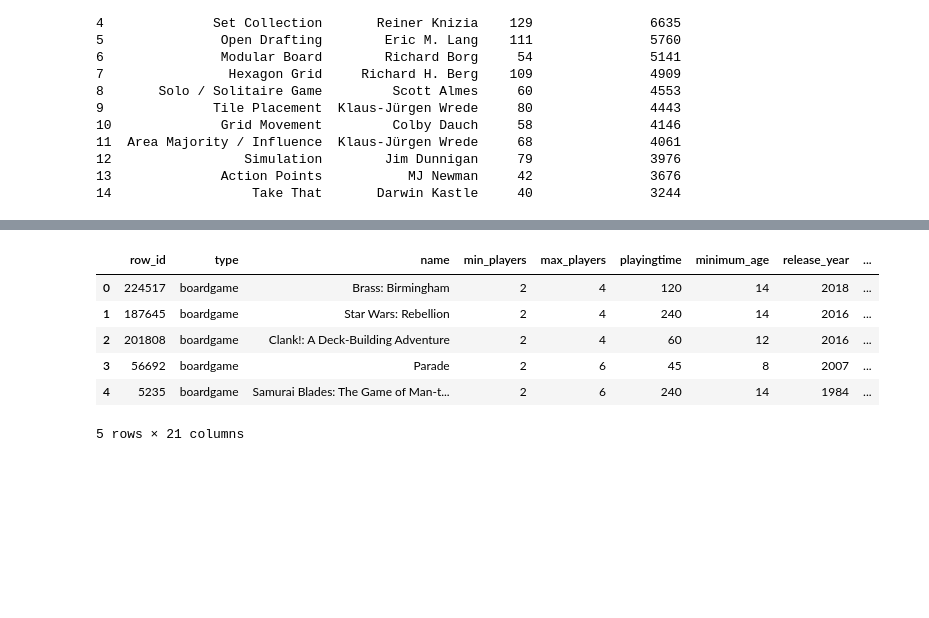
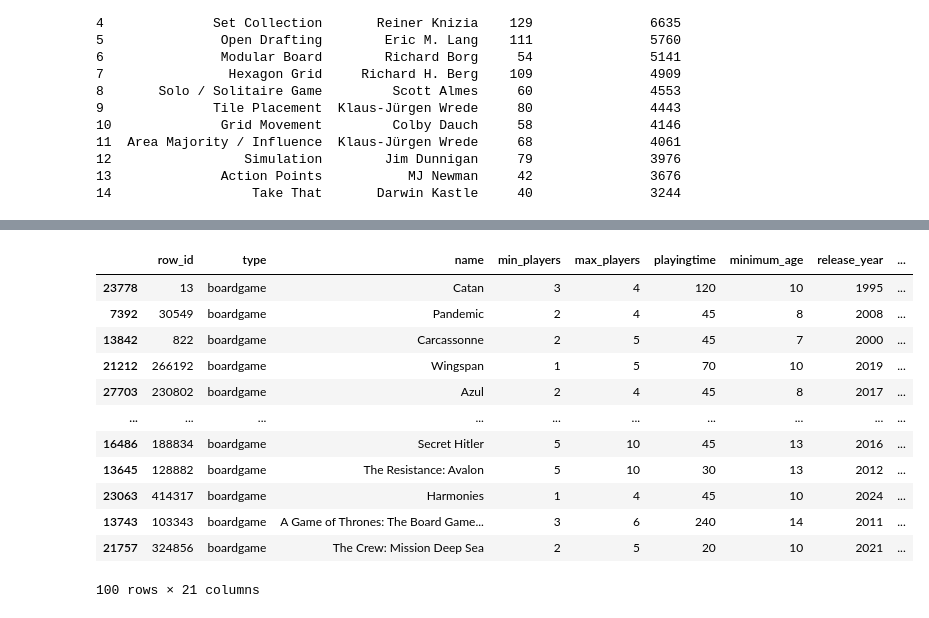
Before and after one commit to sgusmar/Tabletop-games-EDA, a Jupyter notebook: src/notebooks/analysis.ipynb, the cells around one changed output, grey strips where cells are left out. Cells and saved outputs as stored; diff of their text form; code cells hidden in the pictures; blank space fills up the shorter version.

```diff
--- a/analysis.ipynb
+++ b/src/notebooks/analysis.ipynb
@@ -297,7 +297,8 @@ Top 15 mecánicas con su autor más frecuente y total de apariciones:
 13              Action Points           MJ Newman     42               3676
 14                  Take That       Darwin Kastle     40               3244
 # %%
-top100_bgg_games = bgg_games.sort_values('rank_boardgame', ascending=False).head(100)
+bgg_games['rank_boardgame'] = pd.to_numeric(bgg_games['rank_boardgame'], errors='coerce')
+top100_bgg_games = bgg_games[bgg_games['rank_boardgame']!= 'Not Ranked'].sort_values('rank_boardgame', ascending=True).head(100)
 top100_bgg_games
 # %% [output]
 |  | row_id | type | name | min_players | max_players | playingtime | minimum_age | release_year | ... |
@@ -316,11 +363,18 @@ top100_bgg_games
 # %%
-bgg_games['Interesting'] = bgg_games['owned'] + bgg_games['wishing']
-bgg_games.head()
+bgg_games['interest'] = bgg_games['owned'] + bgg_games['wishing'] + bgg_games['wanting']
+interest_sorted = bgg_games.sort_values('interest', ascending=False).head(100)
+interest_sorted
 # %% [output]
 |  | row_id | type | name | min_players | max_players | playingtime | minimum_age | release_year | ... |
-| 0 | 224517 | boardgame | Brass: Birmingham | 2 | 4 | 120 | 14 | 2018 | ... |
-| 1 | 187645 | boardgame | Star Wars: Rebellion | 2 | 4 | 240 | 14 | 2016 | ... |
-| 2 | 201808 | boardgame | Clank!: A Deck-Building Adventure | 2 | 4 | 60 | 12 | 2016 | ... |
-| 3 | 56692 | boardgame | Parade | 2 | 6 | 45 | 8 | 2007 | ... |
-| 4 | 5235 | boardgame | Samurai Blades: The Game of Man-t... | 2 | 6 | 240 | 14 | 1984 | ... |
+| 23778 | 13 | boardgame | Catan | 3 | 4 | 120 | 10 | 1995 | ... |
+| 7392 | 30549 | boardgame | Pandemic | 2 | 4 | 45 | 8 | 2008 | ... |
+| 13842 | 822 | boardgame | Carcassonne | 2 | 5 | 45 | 7 | 2000 | ... |
+| 21212 | 266192 | boardgame | Wingspan | 1 | 5 | 70 | 10 | 2019 | ... |
+| 27703 | 230802 | boardgame | Azul | 2 | 4 | 45 | 8 | 2017 | ... |
+| ... | ... | ... | ... | ... | ... | ... | ... | ... | ... |
+| 16486 | 188834 | boardgame | Secret Hitler | 5 | 10 | 45 | 13 | 2016 | ... |
+| 13645 | 128882 | boardgame | The Resistance: Avalon | 5 | 10 | 30 | 13 | 2012 | ... |
+| 23063 | 414317 | boardgame | Harmonies | 1 | 4 | 45 | 10 | 2024 | ... |
+| 13743 | 103343 | boardgame | A Game of Thrones: The Board Game... | 3 | 6 | 240 | 14 | 2011 | ... |
+| 21757 | 324856 | boardgame | The Crew: Mission Deep Sea | 2 | 5 | 20 | 10 | 2021 | ... |
-5 rows × 21 columns
+100 rows × 21 columns
```
Also changed, not shown: parts of 3 cells of this notebook, 32 other files.
